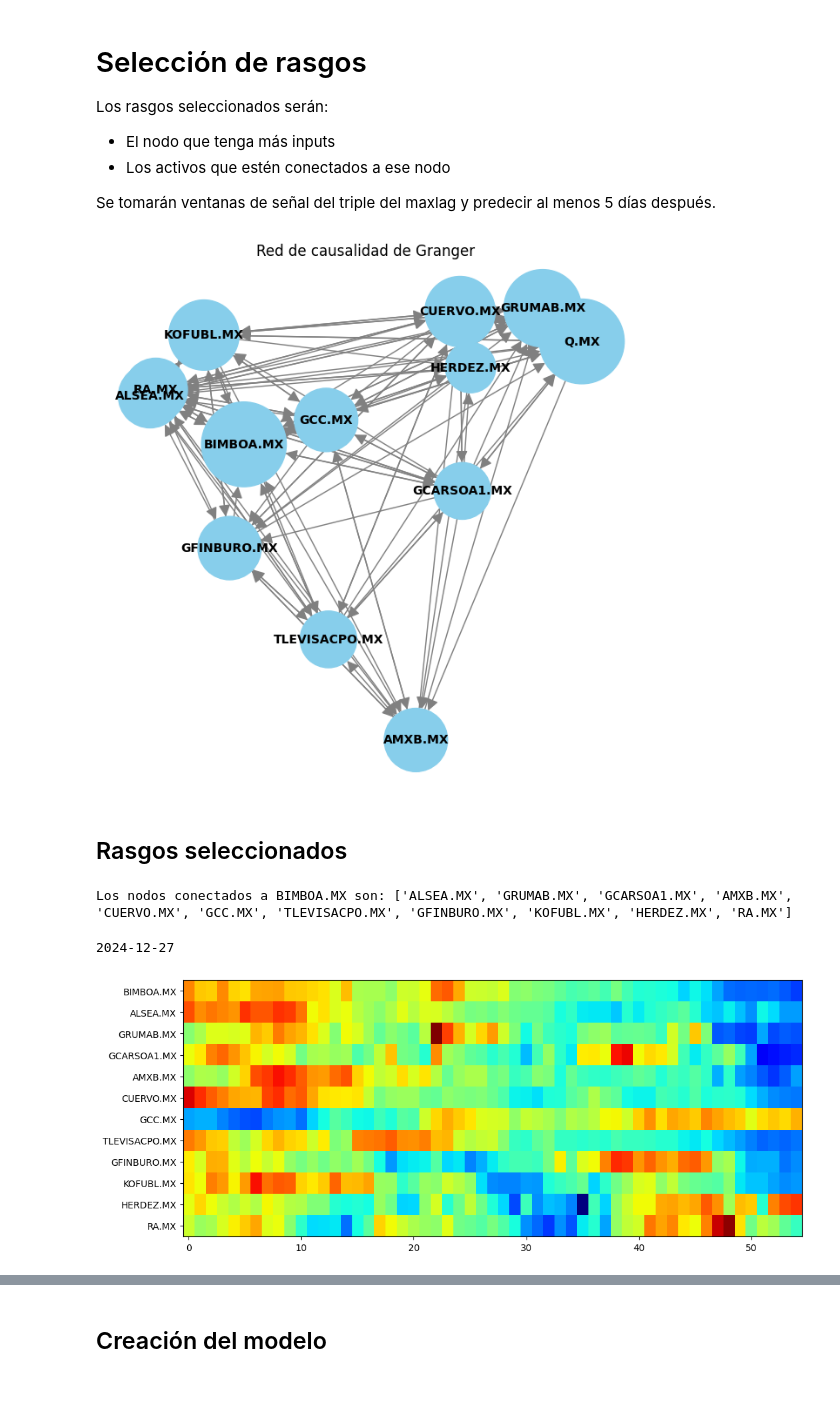
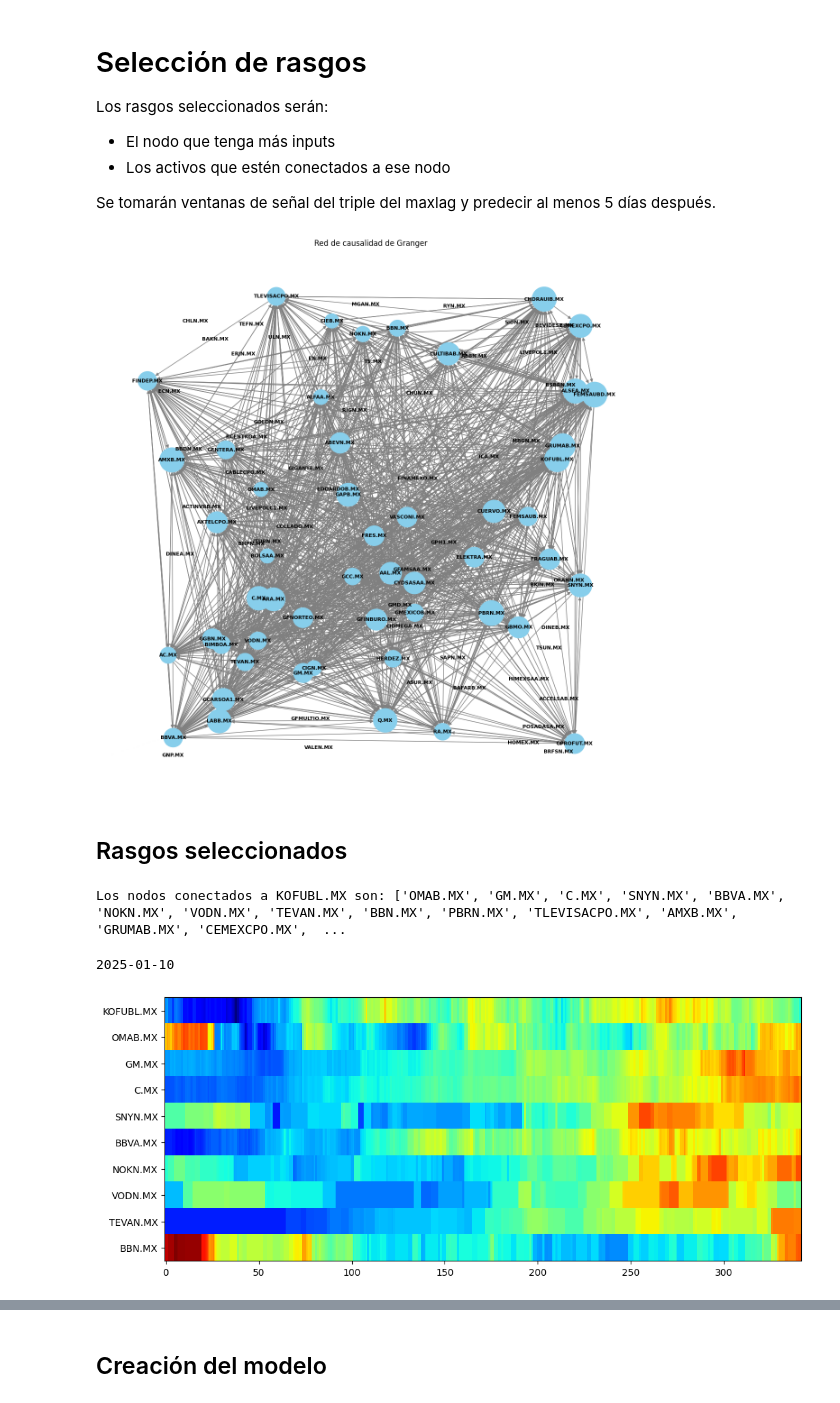
Before and after one commit to FernandoMoralesM01/GC_Portfolio, a Jupyter notebook: Notebooks/Model/LSTM+Transformers.ipynb, the cells around one changed output, grey strips where cells are left out. Saved outputs shown, nothing was run; the diff lists cells and outputs as text; code cells hidden in the pictures.

```diff
--- a/Notebooks/Model/LSTM+Transformers.ipynb
+++ b/Notebooks/Model/LSTM+Transformers.ipynb
@@ -63,0 +42,34 @@ df_precios.fillna(method='ffill', inplace=True)
+# %%
+df_precios = pd.DataFrame()
+
+# Acciones
+activos = ['ALSEA.MX','GRUMAB.MX','GCARSOA1.MX', 'AMXB.MX', 'CUERVO.MX', 'GCC.MX', 'TLEVISACPO.MX',
+          'GFINBURO.MX','KOFUBL.MX','HERDEZ.MX', 'Q.MX', 'BIMBOA.MX', 'RA.MX' ]
+
+activos = ['AAL.MX', 'BKIN.MX', 'OMAB.MX', 'GAPB.MX', 'RCENTROA.MX', 'HOMEX.MX', 'GM.MX', 'C.MX', 'ABBN.MX',
+           'MBGN.MX', 'ORANN.MX', 'SNYN.MX', 'BBVA.MX', 'TEFN.MX', 'BHPN.MX', 'NOKN.MX', 'SAPN.MX', 'VODN.MX',
+           'TEVAN.MX', 'BBN.MX', 'ULN.MX', 'TS.MX', 'EN.MX', 'PBRN.MX', 'TLEVISACPO.MX', 'AMXB.MX', 'ASUR.MX',
+           'KOFUBL.MX', 'RIGN.MX', 'GRUMAB.MX', 'CHUN.MX', 'CHLN.MX', 'CEMEXCPO.MX', 'ICA.MX', 'FRES.MX', 'VALEN.MX',
+           'GOLDN.MX', 'MGAN.MX', 'ABEVN.MX', 'BBDN.MX', 'BRFSN.MX', 'BAKN.MX', 'CIGN.MX', 'SIDN.MX', 'ERJN.MX', 'GGBN.MX',
+           'ITUBN.MX', 'TSUN.MX', 'ECN.MX', 'RYN.MX', 'GFMULTIO.MX', 'ACCELSAB.MX', 'ACTINVRB.MX', 'ALFAA.MX', 'ALSEA.MX',
+           'AC.MX', 'AXTELCPO.MX', 'BAFARB.MX', 'BSBRN.MX', 'RA.MX', 'BIMBOA.MX', 'BOLSAA.MX', 'CIEB.MX', 'FEMSAUB.MX', 'COLLADO.MX',
+           'GENTERA.MX', 'ARA.MX', 'CYDSASAA.MX', 'DINEA.MX', 'DINEB.MX', 'EDOARDOB.MX', 'LIVEPOL1.MX', 'LIVEPOLC1.MX', 'ELEKTRA.MX',
+           'CULTIBAB.MX', 'CABLECPO.MX', 'BEVIDESB.MX', 'FINAMEXO.MX', 'FINDEP.MX', 'GFNORTEO.MX', 'FEMSAUBD.MX', 'FRAGUAB.MX', 'GBMO.MX',
+           'LABB.MX', 'GIGANTE.MX', 'GMEXICOB.MX', 'CIDMEGA.MX', 'GCARSOA1.MX', 'GCC.MX', 'CHDRAUIB.MX', 'GFAMSAA.MX', 'GFINBURO.MX', 'GMD.MX',
+           'GNP.MX', 'GPH1.MX', 'POSADASA.MX', 'GPROFUT.MX', 'VASCONI.MX', 'HERDEZ.MX', 'HIMEXSAA.MX', 'ALSEA.MX','GRUMAB.MX','GCARSOA1.MX', 'AMXB.MX',
+           'CUERVO.MX', 'GCC.MX', 'TLEVISACPO.MX', 'GFINBURO.MX','KOFUBL.MX','HERDEZ.MX', 'Q.MX', 'BIMBOA.MX', 'RA.MX' ]
+
+
+# Numero de acciones
+n = len(activos)
+
+today = date.today()
+start = today - timedelta(days=20)
+
+print(today)
+
+for i in activos:
+    df_precios[i] = pd.DataFrame(yf.Ticker(i).history(start = start,end = today, )['Close'])
+
+df_precios.head(10)
+df_precios.fillna(method='ffill', inplace=True)
@@ -99,33 +133,36 @@ for label in labels:
         G.add_node(label)
 
 in_degrees = dict(G.in_degree())
-node_sizes = [(in_degrees[node] + 6) ** 3 for node in G.nodes()]
+node_sizes = [(in_degrees[node]) ** 2 for node in G.nodes()]
 
-plt.figure(figsize=(6, 6))
+plt.figure(figsize=(12, 12))
 pos = nx.random_layout(G)
-nx.draw(G, pos, with_labels=True, node_size=node_sizes, node_color='skyblue', font_size=10, font_weight='bold', edge_color='gray', arrows=True, arrowsize=20)
+nx.draw(G, pos, with_labels=True, node_size=node_sizes, node_color='skyblue', font_size=8, font_weight='bold', edge_color='gray', arrows=True, arrowsize=10)
 plt.title('Red de causalidad de Granger')
 plt.show()
 # %% [output]
-[figure, old version]
+[figure, new version]
 # %% [markdown]
 ## Rasgos seleccionados
 # %%
-top_3 = sorted(in_degrees, key=in_degrees.get, reverse=True)[:3]
+top_3 = sorted(in_degrees, key=in_degrees.get, reverse=True)[:5]
 connected_nodes = {node: list(G.predecessors(node)) for node in top_3}
+# %%
+top_3
+N_top = 2
 # %%
-print(f"Los nodos conectados a {top_3[1]} son: {connected_nodes[top_3[1]]}")
+print(f"Los nodos conectados a {top_3[N_top]} son: {connected_nodes[top_3[N_top]]}")
 # %% [output]
-Los nodos conectados a BIMBOA.MX son: ['ALSEA.MX', 'GRUMAB.MX', 'GCARSOA1.MX', 'AMXB.MX', 'CUERVO.MX', 'GCC.MX', 'TLEVISACPO.MX', 'GFINBURO.MX', 'KOFUBL.MX', 'HERDEZ.MX', 'RA.MX']
+Los nodos conectados a KOFUBL.MX son: ['OMAB.MX', 'GM.MX', 'C.MX', 'SNYN.MX', 'BBVA.MX', 'NOKN.MX', 'VODN.MX', 'TEVAN.MX', 'BBN.MX', 'PBRN.MX', 'TLEVISACPO.MX', 'AMXB.MX', 'GRUMAB.MX', 'CEMEXCPO.MX',  ...
 # %%
 df_rasgos = pd.DataFrame()
 
-activos_seleccionados = [top_3[1]] + connected_nodes[top_3[1]]
+activos_seleccionados = [top_3[N_top]] + connected_nodes[top_3[N_top]]
 # Numero de acciones
 n = len(activos)
 
 today = date.today()
-start = today - timedelta(days=80)
+start = today - timedelta(days=500)
 
 print(today)
 
@@ -134,14 +171,16 @@ for i in activos_seleccionados:
     df_rasgos[i] = (df_rasgos[i] - df_rasgos[i].mean()) / df_rasgos[i].std()
 df_rasgos.head(2)
 df_rasgos.fillna(method='ffill', inplace=True)
+df_rasgos.fillna(method='bfill', inplace=True)
 # %% [output]
-2024-12-27
+2025-01-10
 # %%
 plt.figure(figsize = (12,5))
+df_rasgos = df_rasgos.iloc[:, :10]
 plt.imshow(df_rasgos.T, cmap='jet', interpolation='nearest', aspect='auto')
 plt.yticks(range(len(df_rasgos.columns)), df_rasgos.columns);
 # %% [output]
-[figure, old version]
+[figure, new version]
 # %%
 def genera_grupos_activos(df_train, len_sec=12, train_split=0.2, output='binary', step=2, random=False, future_win = 4):
     X = df_train.values
```
Also changed, not shown: parts of 20 cells of this notebook, 2 other files.
